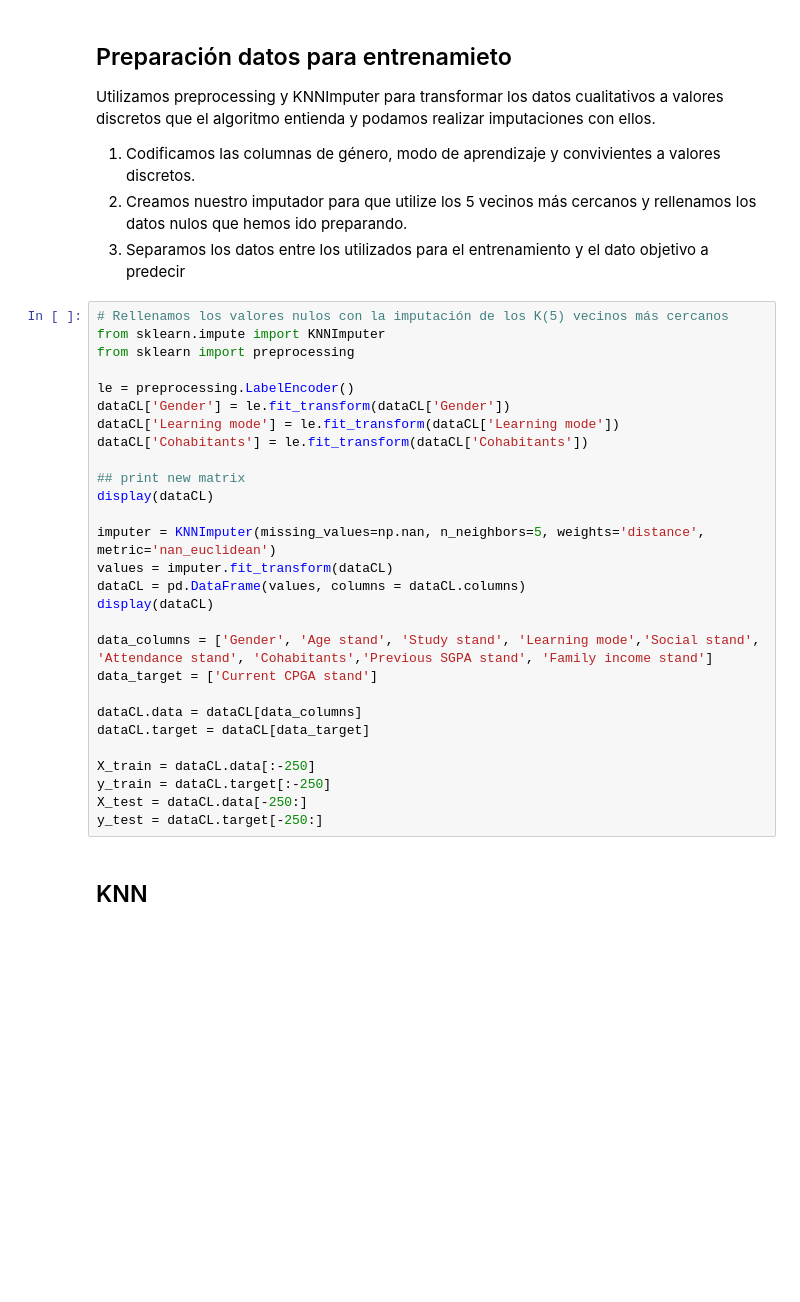
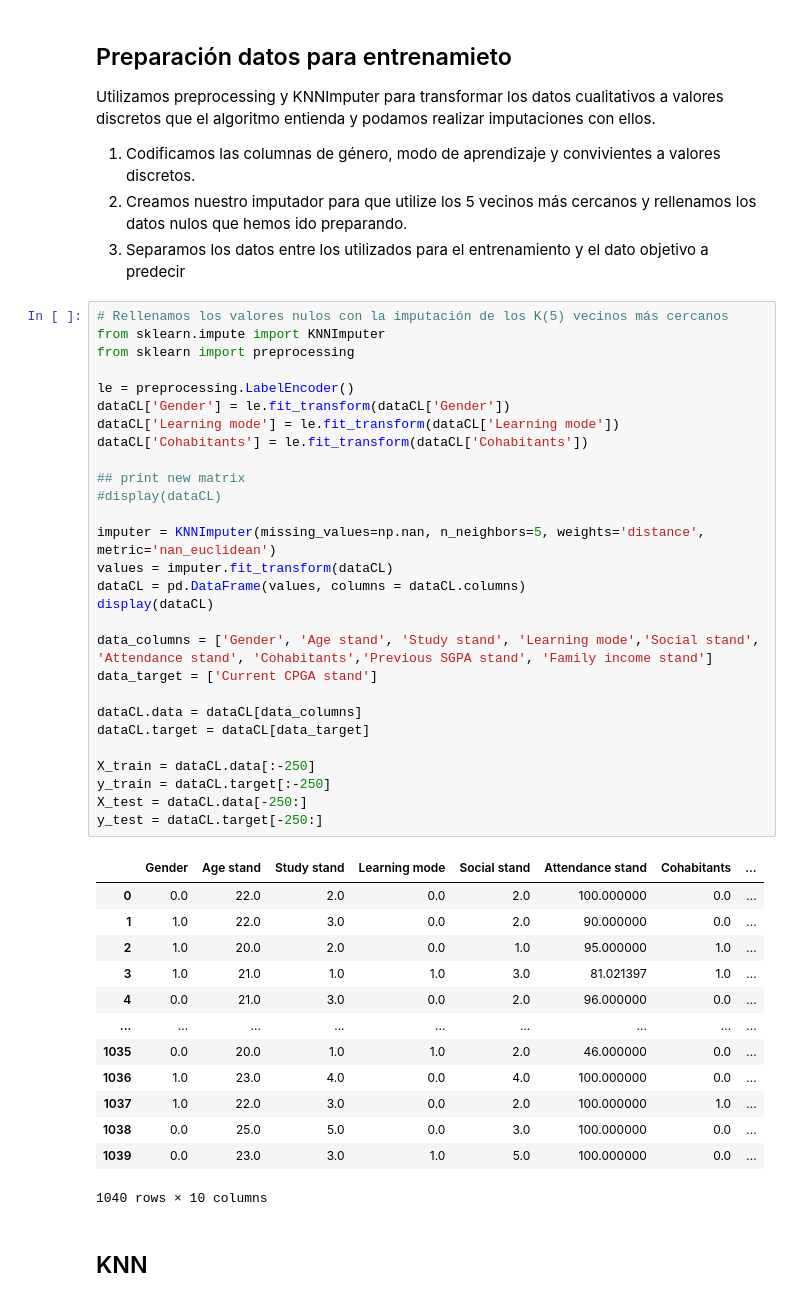
Before and after one commit to IgnaciosConQueso/SI, a Jupyter notebook: practica.ipynb, the cells around one changed output. Cells and saved outputs as stored; diff of their text form; blank space fills up the shorter version.

```diff
--- a/practica.ipynb
+++ b/practica.ipynb
@@ -234,31 +259,45 @@ Utilizamos preprocessing y KNNImputer para transformar los datos cualitativos a
 # %%
 # Rellenamos los valores nulos con la imputación de los K(5) vecinos más cercanos
 from sklearn.impute import KNNImputer
 from sklearn import preprocessing
 
 le = preprocessing.LabelEncoder()
 dataCL['Gender'] = le.fit_transform(dataCL['Gender'])
 dataCL['Learning mode'] = le.fit_transform(dataCL['Learning mode'])
 dataCL['Cohabitants'] = le.fit_transform(dataCL['Cohabitants'])
 
 ## print new matrix
-display(dataCL)
+#display(dataCL)
 
 imputer = KNNImputer(missing_values=np.nan, n_neighbors=5, weights='distance', metric='nan_euclidean')
 values = imputer.fit_transform(dataCL)
 dataCL = pd.DataFrame(values, columns = dataCL.columns)
 display(dataCL)
 
 data_columns = ['Gender', 'Age stand', 'Study stand', 'Learning mode','Social stand', 'Attendance stand', 'Cohabitants','Previous SGPA stand', 'Family income stand']
 data_target = ['Current CPGA stand']
 
 dataCL.data = dataCL[data_columns]
 dataCL.target = dataCL[data_target]
 
 X_train = dataCL.data[:-250]
 y_train = dataCL.target[:-250]
 X_test = dataCL.data[-250:]
 y_test = dataCL.target[-250:]
+# %% [output]
+|  | Gender | Age stand | Study stand | Learning mode | Social stand | Attendance stand | Cohabitants | ... |
+| 0 | 0.0 | 22.0 | 2.0 | 0.0 | 2.0 | 100.000000 | 0.0 | ... |
+| 1 | 1.0 | 22.0 | 3.0 | 0.0 | 2.0 | 90.000000 | 0.0 | ... |
+| 2 | 1.0 | 20.0 | 2.0 | 0.0 | 1.0 | 95.000000 | 1.0 | ... |
+| 3 | 1.0 | 21.0 | 1.0 | 1.0 | 3.0 | 81.021397 | 1.0 | ... |
+| 4 | 0.0 | 21.0 | 3.0 | 0.0 | 2.0 | 96.000000 | 0.0 | ... |
+| ... | ... | ... | ... | ... | ... | ... | ... | ... |
+| 1035 | 0.0 | 20.0 | 1.0 | 1.0 | 2.0 | 46.000000 | 0.0 | ... |
+| 1036 | 1.0 | 23.0 | 4.0 | 0.0 | 4.0 | 100.000000 | 0.0 | ... |
+| 1037 | 1.0 | 22.0 | 3.0 | 0.0 | 2.0 | 100.000000 | 1.0 | ... |
+| 1038 | 0.0 | 25.0 | 5.0 | 0.0 | 3.0 | 100.000000 | 0.0 | ... |
+| 1039 | 0.0 | 23.0 | 3.0 | 1.0 | 5.0 | 100.000000 | 0.0 | ... |
+1040 rows × 10 columns
 # %% [markdown]
 ## KNN
 # %%
```
Also changed, not shown: parts of 5 cells of this notebook.
